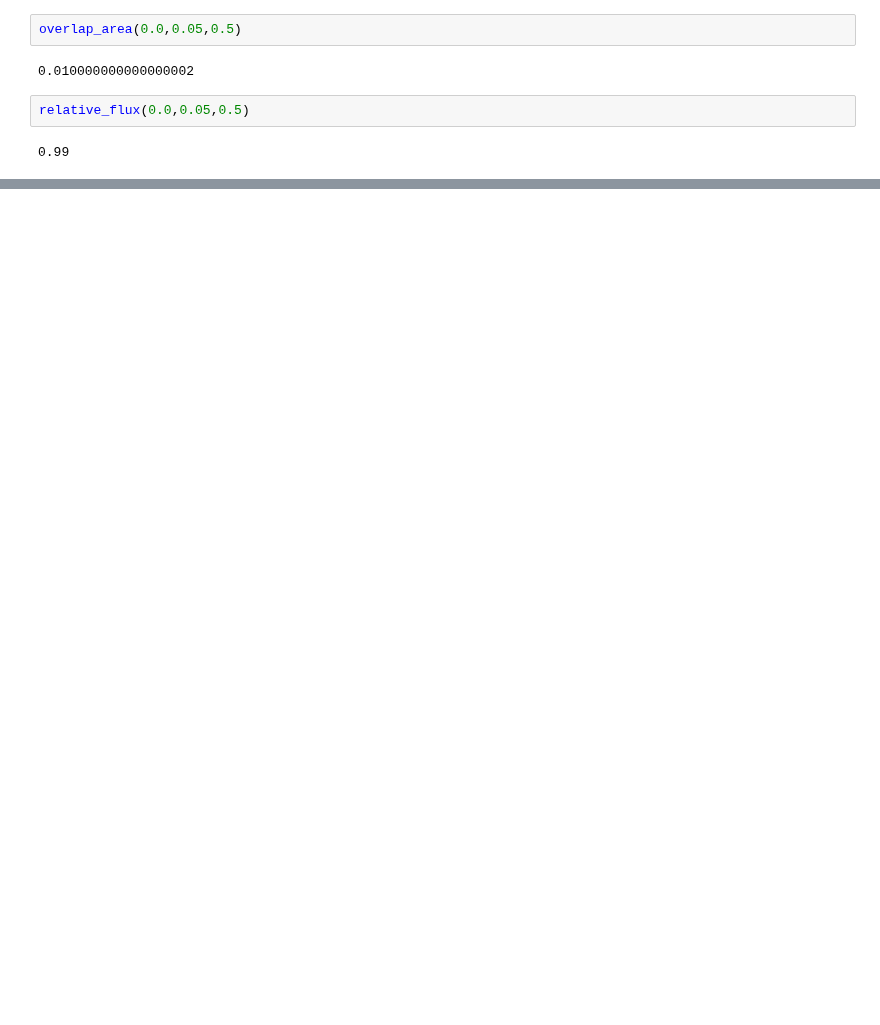
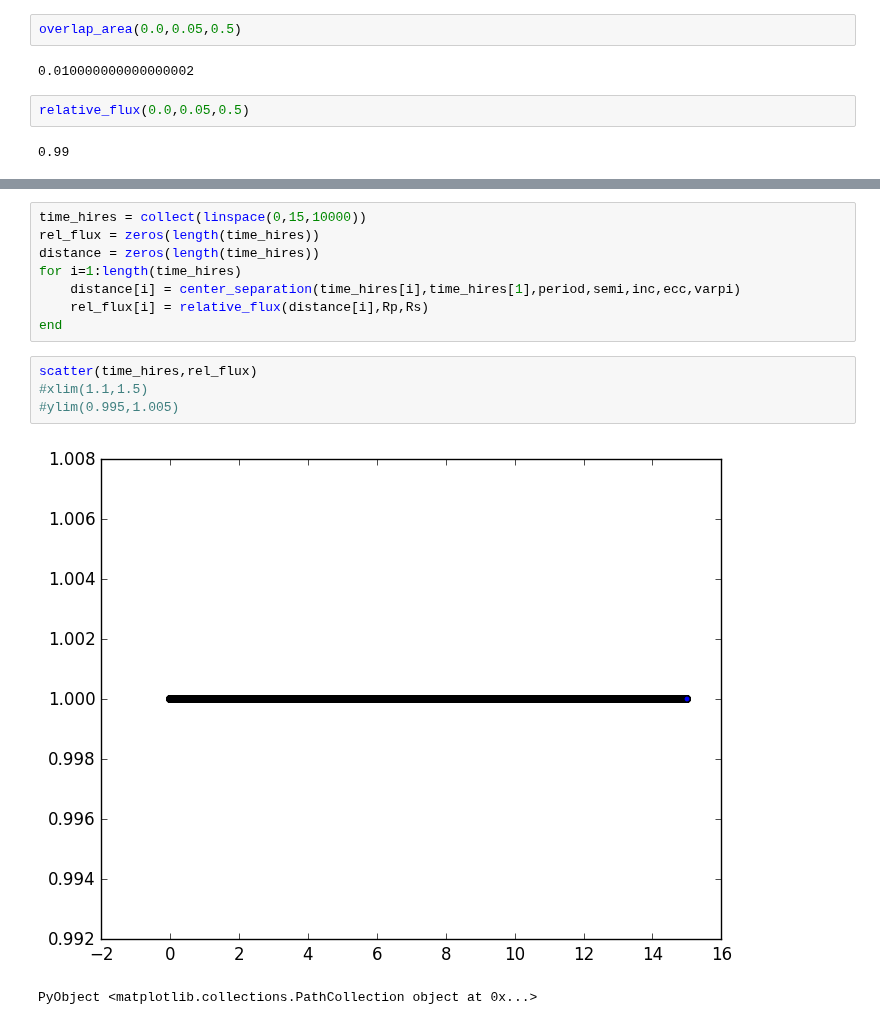
Before and after one commit to jlustigy/ExoJulia, a Jupyter notebook: Homework/hw2a/Dave_Jake/transit_dev.ipynb, the cells around one changed output, grey strips where cells are left out. Drawn from its saved outputs; the diff is of its cells as text; blank space fills up the shorter version.

```diff
--- a/Homework/hw2a/Dave_Jake/transit_dev.ipynb
+++ b/Homework/hw2a/Dave_Jake/transit_dev.ipynb
@@ -46,0 +112,15 @@ relative_flux(0.0,0.05,0.5)
+# %%
+time_hires = collect(linspace(0,15,10000))
+rel_flux = zeros(length(time_hires))
+distance = zeros(length(time_hires))
+for i=1:length(time_hires)
+    distance[i] = center_separation(time_hires[i],time_hires[1],period,semi,inc,ecc,varpi)
+    rel_flux[i] = relative_flux(distance[i],Rp,Rs)
+end
+# %%
+scatter(time_hires,rel_flux)
+#xlim(1.1,1.5)
+#ylim(0.995,1.005)
+# %% [output]
+[figure, added]
+PyObject <matplotlib.collections.PathCollection object at 0x...>
```
Also changed, not shown: parts of 13 cells of this notebook, 1 other file.
